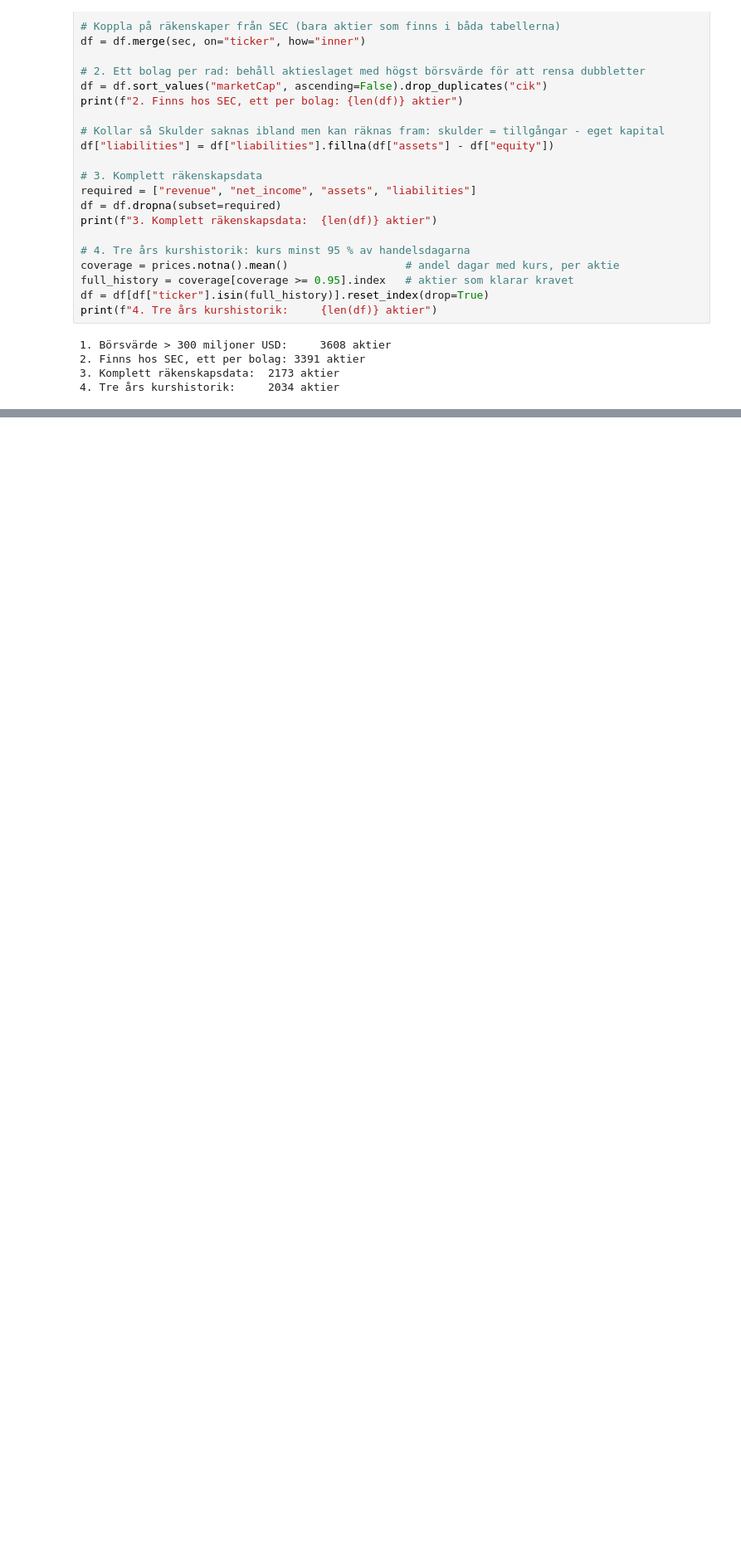
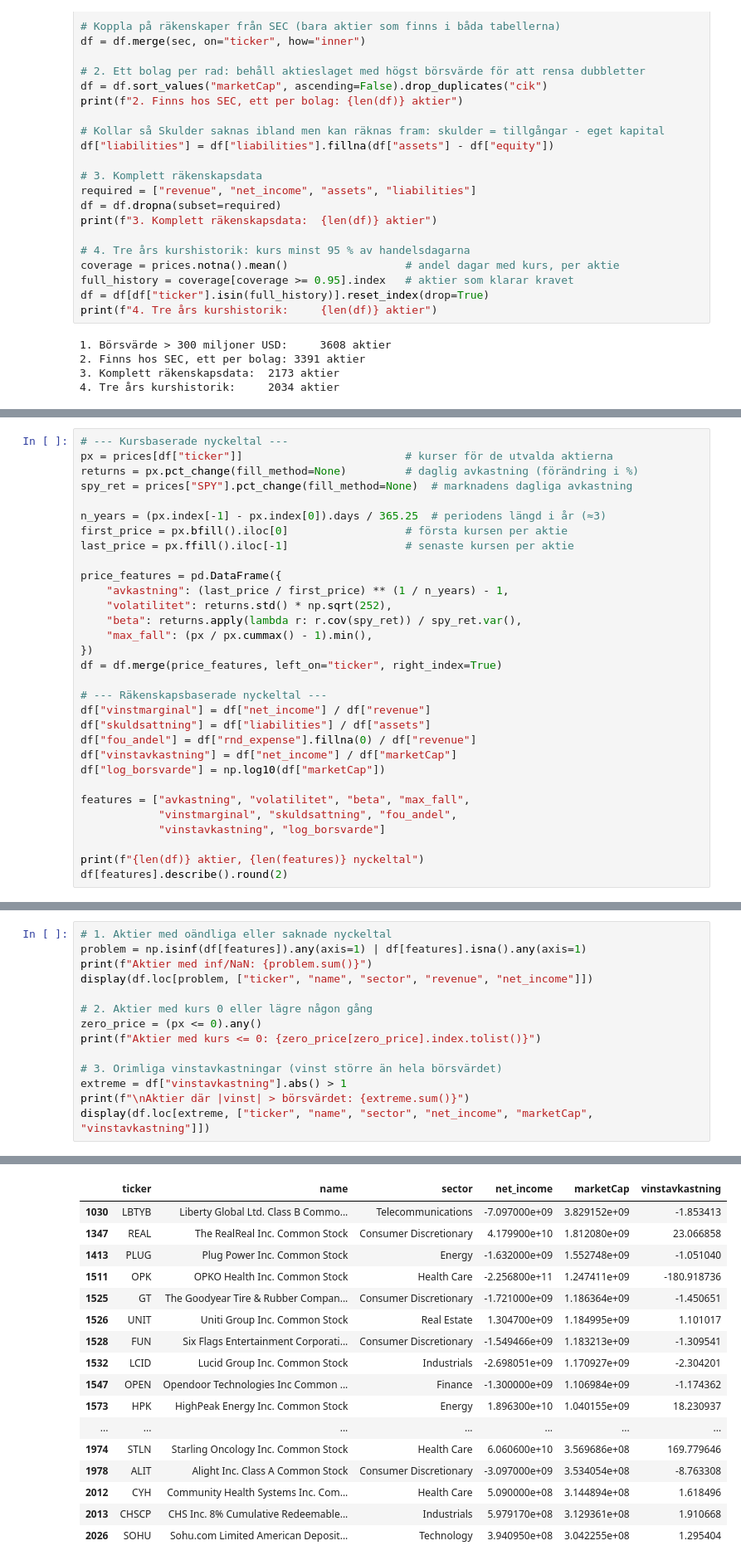
Before and after one commit to peter868686/Aktieklustring, a Jupyter notebook: notebooks/analys.ipynb, the cells around one changed output, grey strips where cells are left out. Shown at 83% size. Drawn from its saved outputs; the diff is of its cells as text; blank space fills up the shorter version.

```diff
--- a/notebooks/analys.ipynb
+++ b/notebooks/analys.ipynb
@@ -123,0 +143,31 @@ print(f"4. Tre års kurshistorik:     {len(df)} aktier")
+# %%
+# --- Kursbaserade nyckeltal ---
+px = prices[df["ticker"]]                         # kurser för de utvalda aktierna
+returns = px.pct_change(fill_method=None)         # daglig avkastning (förändring i %)
+spy_ret = prices["SPY"].pct_change(fill_method=None)  # marknadens dagliga avkastning
+
+n_years = (px.index[-1] - px.index[0]).days / 365.25  # periodens längd i år (≈3)
+first_price = px.bfill().iloc[0]                  # första kursen per aktie
+last_price = px.ffill().iloc[-1]                  # senaste kursen per aktie
+
+price_features = pd.DataFrame({
+    "avkastning": (last_price / first_price) ** (1 / n_years) - 1,
+    "volatilitet": returns.std() * np.sqrt(252),
+    "beta": returns.apply(lambda r: r.cov(spy_ret)) / spy_ret.var(),
+    "max_fall": (px / px.cummax() - 1).min(),
+})
+df = df.merge(price_features, left_on="ticker", right_index=True)
+
+# --- Räkenskapsbaserade nyckeltal ---
+df["vinstmarginal"] = df["net_income"] / df["revenue"]
+df["skuldsattning"] = df["liabilities"] / df["assets"]
+df["fou_andel"] = df["rnd_expense"].fillna(0) / df["revenue"]
+df["vinstavkastning"] = df["net_income"] / df["marketCap"]
+df["log_borsvarde"] = np.log10(df["marketCap"])
+
+features = ["avkastning", "volatilitet", "beta", "max_fall",
+            "vinstmarginal", "skuldsattning", "fou_andel",
+            "vinstavkastning", "log_borsvarde"]
+
+print(f"{len(df)} aktier, {len(features)} nyckeltal")
+df[features].describe().round(2)
@@ -123,0 +195,15 @@ print(f"4. Tre års kurshistorik:     {len(df)} aktier")
+# %%
+# 1. Aktier med oändliga eller saknade nyckeltal
+problem = np.isinf(df[features]).any(axis=1) | df[features].isna().any(axis=1)
+print(f"Aktier med inf/NaN: {problem.sum()}")
+display(df.loc[problem, ["ticker", "name", "sector", "revenue", "net_income"]])
+
+# 2. Aktier med kurs 0 eller lägre någon gång
+zero_price = (px <= 0).any()
+print(f"Aktier med kurs <= 0: {zero_price[zero_price].index.tolist()}")
+
+# 3. Orimliga vinstavkastningar (vinst större än hela börsvärdet)
+extreme = df["vinstavkastning"].abs() > 1
+print(f"\nAktier där |vinst| > börsvärdet: {extreme.sum()}")
+display(df.loc[extreme, ["ticker", "name", "sector", "net_income", "marketCap", "vinstavkastning"]])
+# %% [output]
@@ -123,0 +232,17 @@ print(f"4. Tre års kurshistorik:     {len(df)} aktier")
+|  | ticker | name | sector | net_income | marketCap | vinstavkastning |
+| 1030 | LBTYB | Liberty Global Ltd. Class B Commo... | Telecommunications | -7.097000e+09 | 3.829152e+09 | -1.853413 |
+| 1347 | REAL | The RealReal Inc. Common Stock | Consumer Discretionary | 4.179900e+10 | 1.812080e+09 | 23.066858 |
+| 1413 | PLUG | Plug Power Inc. Common Stock | Energy | -1.632000e+09 | 1.552748e+09 | -1.051040 |
+| 1511 | OPK | OPKO Health Inc. Common Stock | Health Care | -2.256800e+11 | 1.247411e+09 | -180.918736 |
+| 1525 | GT | The Goodyear Tire & Rubber Compan... | Consumer Discretionary | -1.721000e+09 | 1.186364e+09 | -1.450651 |
+| 1526 | UNIT | Uniti Group Inc. Common Stock | Real Estate | 1.304700e+09 | 1.184995e+09 | 1.101017 |
+| 1528 | FUN | Six Flags Entertainment Corporati... | Consumer Discretionary | -1.549466e+09 | 1.183213e+09 | -1.309541 |
+| 1532 | LCID | Lucid Group Inc. Common Stock | Industrials | -2.698051e+09 | 1.170927e+09 | -2.304201 |
+| 1547 | OPEN | Opendoor Technologies Inc Common ... | Finance | -1.300000e+09 | 1.106984e+09 | -1.174362 |
+| 1573 | HPK | HighPeak Energy Inc. Common Stock | Energy | 1.896300e+10 | 1.040155e+09 | 18.230937 |
+| ... | ... | ... | ... | ... | ... | ... |
+| 1974 | STLN | Starling Oncology Inc. Common Stock | Health Care | 6.060600e+10 | 3.569686e+08 | 169.779646 |
+| 1978 | ALIT | Alight Inc. Class A Common Stock | Consumer Discretionary | -3.097000e+09 | 3.534054e+08 | -8.763308 |
+| 2012 | CYH | Community Health Systems Inc. Com... | Health Care | 5.090000e+08 | 3.144894e+08 | 1.618496 |
+| 2013 | CHSCP | CHS Inc. 8% Cumulative Redeemable... | Industrials | 5.979170e+08 | 3.129361e+08 | 1.910668 |
+| 2026 | SOHU | Sohu.com Limited American Deposit... | Technology | 3.940950e+08 | 3.042255e+08 | 1.295404 |
```
Also changed, not shown: parts of 18 cells of this notebook.
